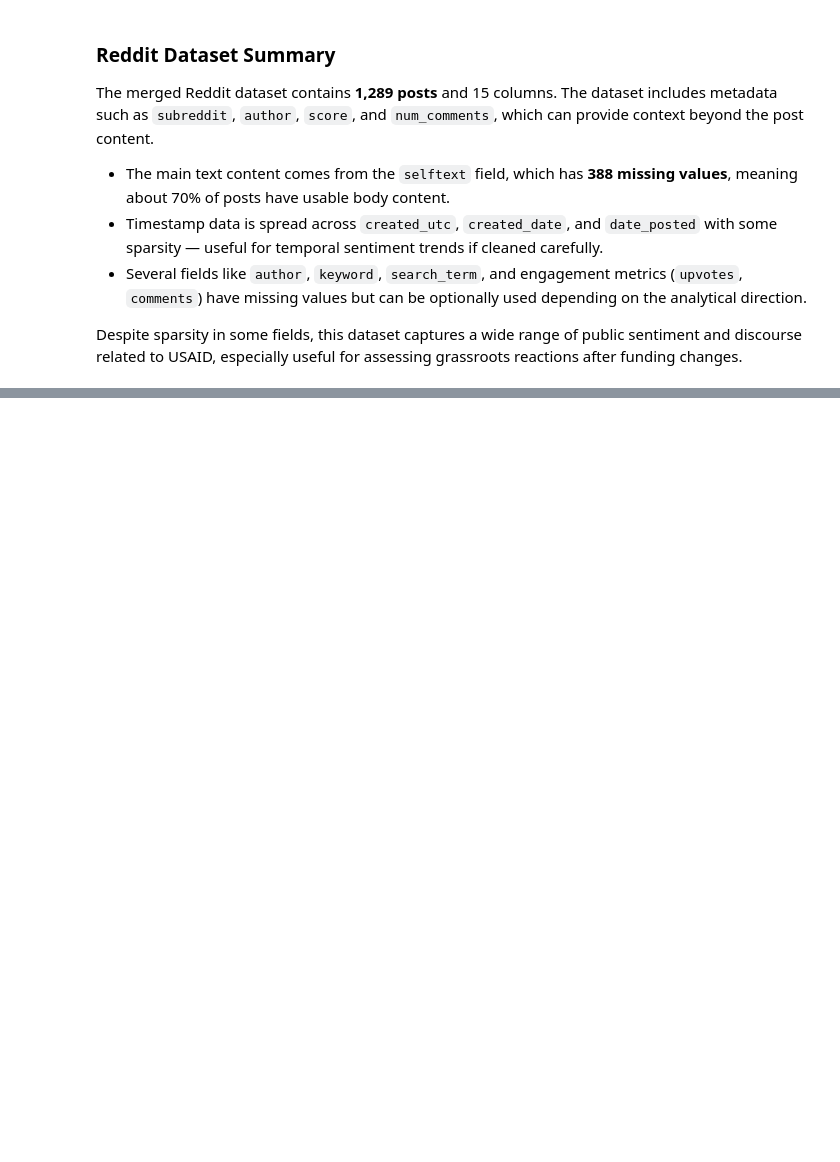
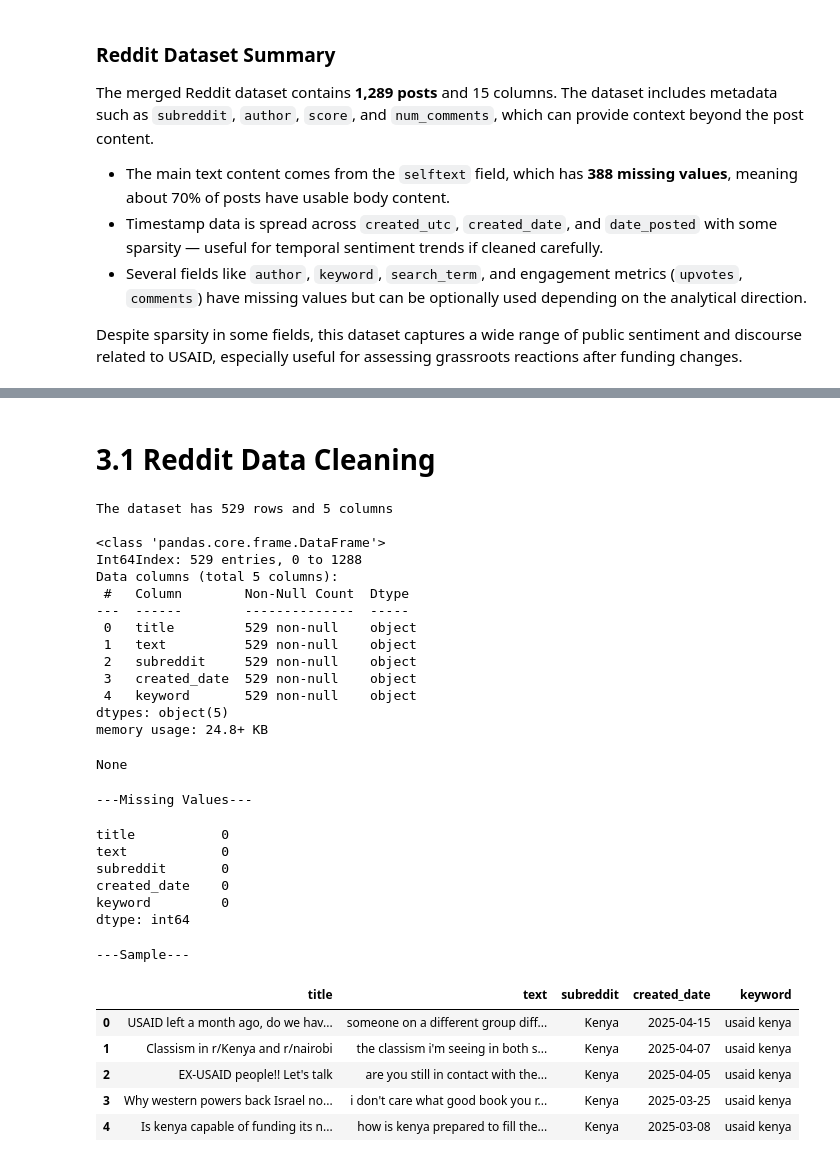
Before and after one commit to L-N-E0/USAID-Kenya-Sentiment-Analysis, a Jupyter notebook: notebooks/leo.ipynb, the cells around one changed output, grey strips where cells are left out. Saved outputs shown, nothing was run; the diff lists cells and outputs as text; code cells hidden in the pictures; blank space fills up the shorter version.

```diff
--- a/notebooks/leo.ipynb
+++ b/notebooks/leo.ipynb
@@ -374,0 +457,76 @@ Despite sparsity in some fields, this dataset captures a wide range of public se
+# %% [markdown]
+# 3.1 Reddit Data Cleaning
+# %%
+# --- 1. Drop Duplicates ---
+reddit_data = reddit_data.drop_duplicates()
+reddit_data = reddit_data.drop_duplicates(subset=['url'])
+reddit_data = reddit_data.drop_duplicates(subset=['selftext'])
+
+# --- 2. Remove Empty or Very Short Posts ---
+reddit_data['selftext'] = reddit_data['selftext'].astype(str)
+reddit_data = reddit_data[reddit_data['selftext'].str.strip().astype(bool)]
+reddit_data = reddit_data[reddit_data['selftext'].str.split().str.len() >= 10]
+
+# --- 3. Fix Date Format (Allow Missing Dates, Keep Only Date Part) ---
+def parse_reddit_date(row):
+    for col in ['created_utc', 'created_date', 'date_posted']:
+        val = row.get(col)
+        try:
+            if pd.notnull(val):
+                parsed = pd.to_datetime(val, errors='coerce', unit='s' if col == 'created_utc' and isinstance(val, (int, float)) else None)
+                if pd.notnull(parsed):
+                    return parsed.date()
+        except:
+            continue
+    return pd.NaT
+
+reddit_data['created_date'] = reddit_data.apply(parse_reddit_date, axis=1)
+
+# --- Filter out future dates only ---
+reddit_data = reddit_data[reddit_data['created_date'] <= pd.Timestamp.now().date()]
+
+# --- 4. Clean and Normalize Text ---
+reddit_data['selftext'] = reddit_data['selftext'].apply(clean_text)
+
+# --- 5. Fix or Fill Missing Keywords ---
+reddit_data['keyword'] = reddit_data['keyword'].fillna("unknown")
+
+# --- 6. Rename for consistency ---
+reddit_data = reddit_data.rename(columns={'selftext': 'text'})
+
+# --- 8. Drop Unnecessary columns ---
+reddit_data = reddit_data.drop(columns= ['author','created_utc','score','num_comments','search_term',
+                                         'date_posted','upvotes', 'comments', 'url', 'permalink',])
+
+# --- Overview ---
+data_overview(reddit_data)
+# %% [output]
+The dataset has 529 rows and 5 columns
+
+<class 'pandas.core.frame.DataFrame'>
+Int64Index: 529 entries, 0 to 1288
+Data columns (total 5 columns):
+ #   Column        Non-Null Count  Dtype
+---  ------        --------------  -----
+ 0   title         529 non-null    object
+ 1   text          529 non-null    object
+ 2   subreddit     529 non-null    object
+ 3   created_date  529 non-null    object
+ 4   keyword       529 non-null    object
+dtypes: object(5)
+memory usage: 24.8+ KB
+None
+---Missing Values---
+title           0
+text            0
+subreddit       0
+created_date    0
+keyword         0
+dtype: int64
+---Sample---
+|  | title | text | subreddit | created_date | keyword |
+| 0 | USAID left a month ago, do we hav... | someone on a different group diff... | Kenya | 2025-04-15 | usaid kenya |
+| 1 | Classism in r/Kenya and r/nairobi | the classism i'm seeing in both s... | Kenya | 2025-04-07 | usaid kenya |
+| 2 | EX-USAID people!! Let's talk | are you still in contact with the... | Kenya | 2025-04-05 | usaid kenya |
+| 3 | Why western powers back Israel no... | i don't care what good book you r... | Kenya | 2025-03-25 | usaid kenya |
+| 4 | Is kenya capable of funding its n... | how is kenya prepared to fill the... | Kenya | 2025-03-08 | usaid kenya |
```
Also changed, not shown: parts of 5 cells of this notebook.
